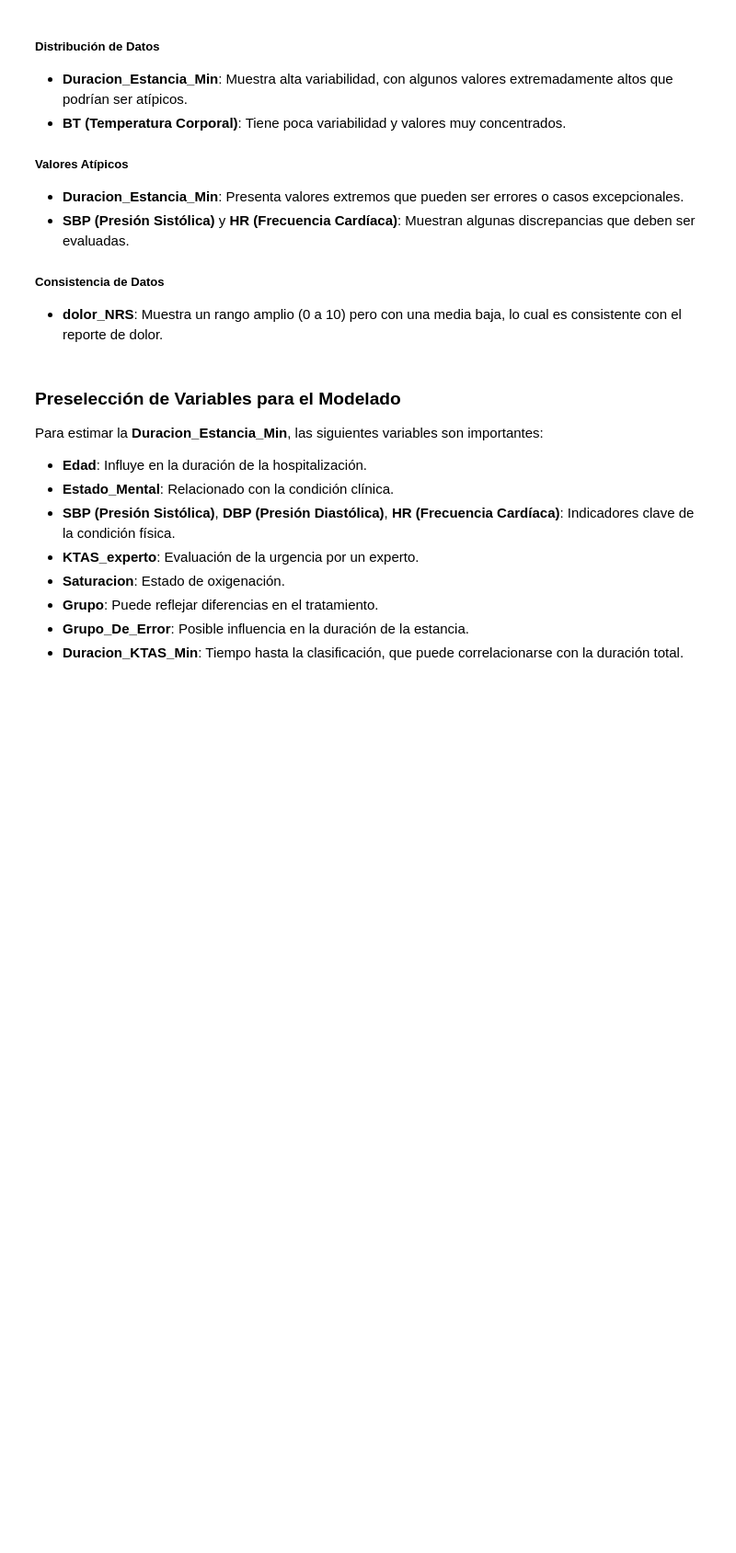
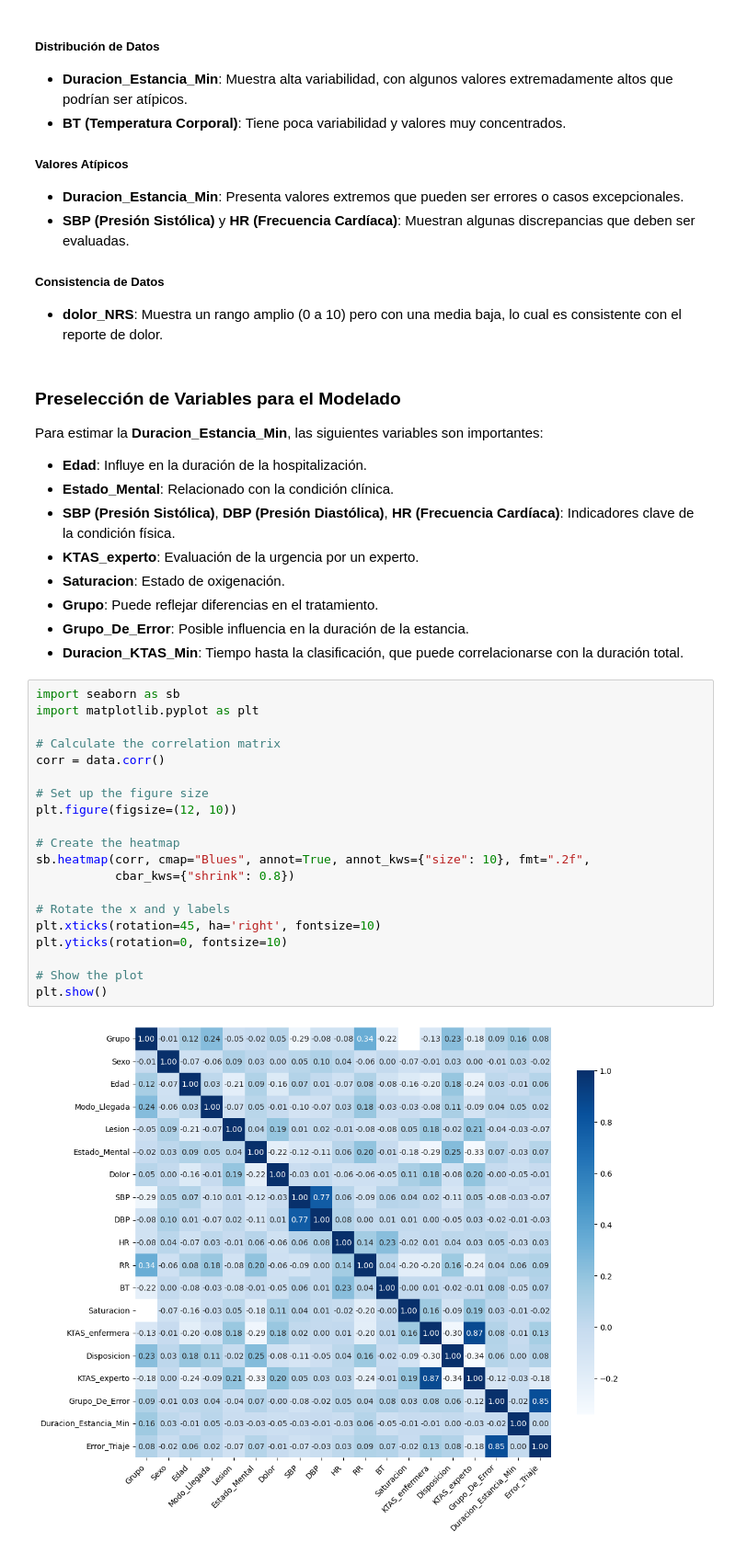
Before and after one commit to despinosaa/Lab1_G1, a Jupyter notebook: Lab1_codigo.ipynb, the cells around one changed output. Shown: that part at 92% size. Drawn from its saved outputs; the diff is of its cells as text; blank space fills up the shorter version.

```diff
--- a/Lab1_codigo.ipynb
+++ b/Lab1_codigo.ipynb
@@ -101,3 +101,25 @@ Para estimar la **Duracion_Estancia_Min**, las siguientes variables son importan
 - **Grupo**: Puede reflejar diferencias en el tratamiento.
 - **Grupo_De_Error**: Posible influencia en la duración de la estancia.
 - **Duracion_KTAS_Min**: Tiempo hasta la clasificación, que puede correlacionarse con la duración total.
+# %%
+import seaborn as sb
+import matplotlib.pyplot as plt
+
+# Calculate the correlation matrix
+corr = data.corr()
+
+# Set up the figure size
+plt.figure(figsize=(12, 10))
+
+# Create the heatmap
+sb.heatmap(corr, cmap="Blues", annot=True, annot_kws={"size": 10}, fmt=".2f",
+           cbar_kws={"shrink": 0.8})
+
+# Rotate the x and y labels
+plt.xticks(rotation=45, ha='right', fontsize=10)
+plt.yticks(rotation=0, fontsize=10)
+
+# Show the plot
+plt.show()
+# %% [output]
+[figure, added]
```
Also changed, not shown: parts of 4 cells of this notebook.
